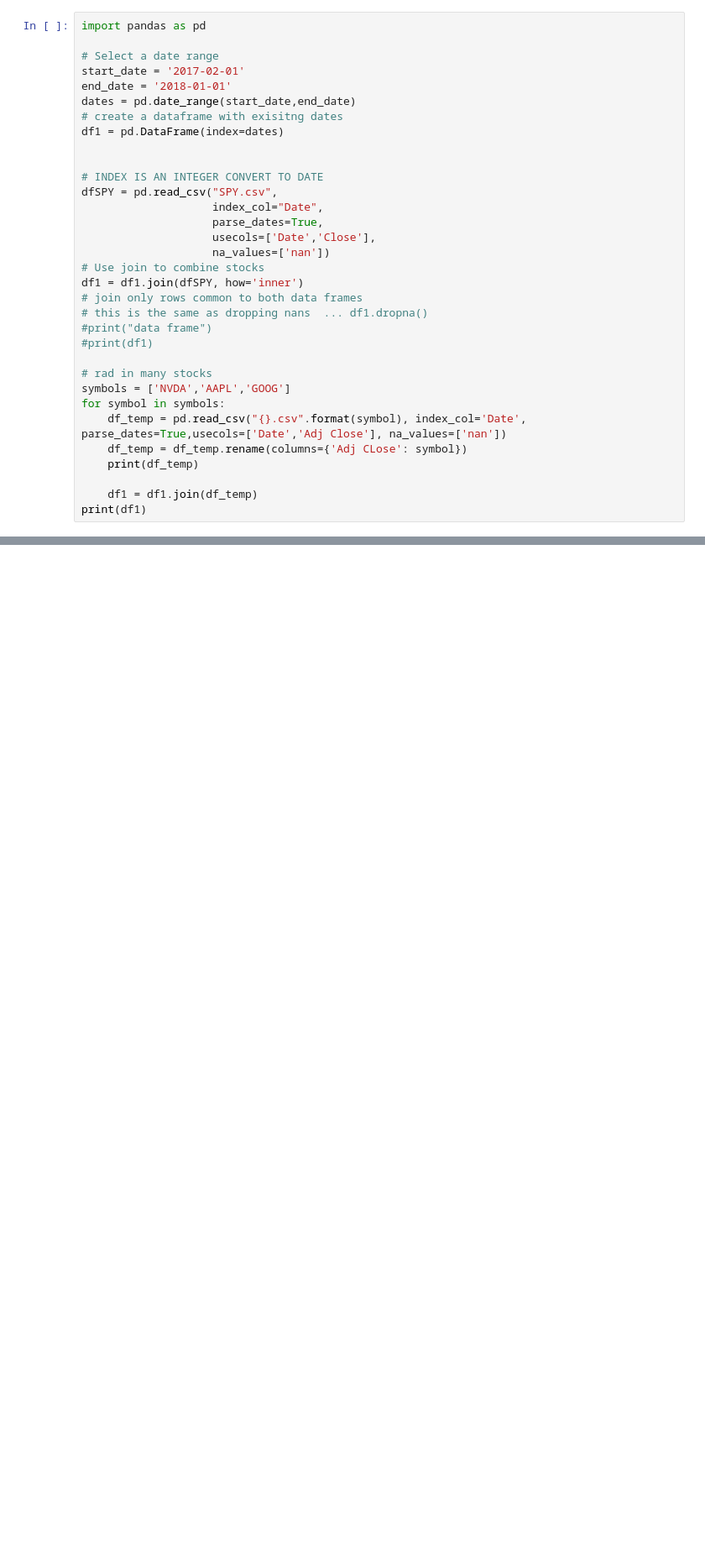
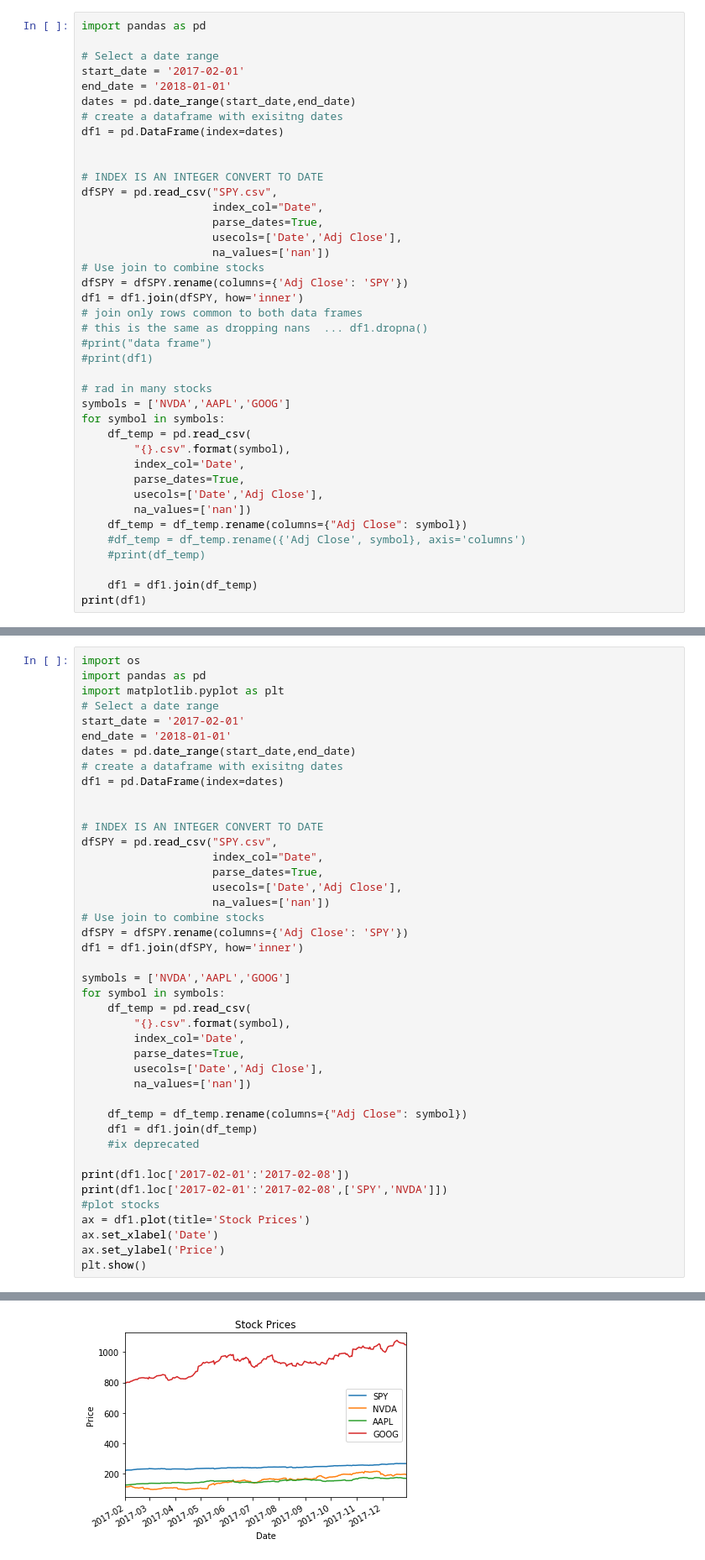
Before and after one commit to JungleCatSW/pythings, a Jupyter notebook: fin1.ipynb, the cells around one changed output, grey strips where cells are left out. Shown at 84% size. Cells and saved outputs as stored; diff of their text form; blank space fills up the shorter version.

```diff
--- a/fin1.ipynb
+++ b/fin1.ipynb
@@ -34,9 +34,10 @@ df1 = pd.DataFrame(index=dates)
 dfSPY = pd.read_csv("SPY.csv",
                     index_col="Date",
                     parse_dates=True,
-                    usecols=['Date','Close'],
+                    usecols=['Date','Adj Close'],
                     na_values=['nan'])
 # Use join to combine stocks
+dfSPY = dfSPY.rename(columns={'Adj Close': 'SPY'})
 df1 = df1.join(dfSPY, how='inner')
 # join only rows common to both data frames
 # this is the same as dropping nans  ... df1.dropna()
@@ -46,9 +47,15 @@ df1 = df1.join(dfSPY, how='inner')
 # rad in many stocks
 symbols = ['NVDA','AAPL','GOOG']
 for symbol in symbols:
-    df_temp = pd.read_csv("{}.csv".format(symbol), index_col='Date', parse_dates=True,usecols=['Date','Adj Close'], na_values=['nan'])
-    df_temp = df_temp.rename(columns={'Adj CLose': symbol})
-    print(df_temp)
+    df_temp = pd.read_csv(
+        "{}.csv".format(symbol),
+        index_col='Date',
+        parse_dates=True,
+        usecols=['Date','Adj Close'],
+        na_values=['nan'])
+    df_temp = df_temp.rename(columns={"Adj Close": symbol})
+    #df_temp = df_temp.rename({'Adj Close', symbol}, axis='columns')
+    #print(df_temp)
 
     df1 = df1.join(df_temp)
 print(df1)
@@ -73,0 +82,43 @@ ValueError: columns overlap but no suffix specified: Index(['Adj Close'], dtype=
+# %%
+import os
+import pandas as pd
+import matplotlib.pyplot as plt
+# Select a date range
+start_date = '2017-02-01'
+end_date = '2018-01-01'
+dates = pd.date_range(start_date,end_date)
+# create a dataframe with exisitng dates
+df1 = pd.DataFrame(index=dates)
+
+
+# INDEX IS AN INTEGER CONVERT TO DATE
+dfSPY = pd.read_csv("SPY.csv",
+                    index_col="Date",
+                    parse_dates=True,
+                    usecols=['Date','Adj Close'],
+                    na_values=['nan'])
+# Use join to combine stocks
+dfSPY = dfSPY.rename(columns={'Adj Close': 'SPY'})
+df1 = df1.join(dfSPY, how='inner')
+
+symbols = ['NVDA','AAPL','GOOG']
+for symbol in symbols:
+    df_temp = pd.read_csv(
+        "{}.csv".format(symbol),
+        index_col='Date',
+        parse_dates=True,
+        usecols=['Date','Adj Close'],
+        na_values=['nan'])
+
+    df_temp = df_temp.rename(columns={"Adj Close": symbol})
+    df1 = df1.join(df_temp)
+    #ix deprecated
+
+print(df1.loc['2017-02-01':'2017-02-08'])
+print(df1.loc['2017-02-01':'2017-02-08',['SPY','NVDA']])
+#plot stocks
+ax = df1.plot(title='Stock Prices')
+ax.set_xlabel('Date')
+ax.set_ylabel('Price')
+plt.show()
+# %% [output]
@@ -73,0 +139 @@ ValueError: columns overlap but no suffix specified: Index(['Adj Close'], dtype=
+[figure, added]
```
Also changed, not shown: parts of 4 cells of this notebook.
